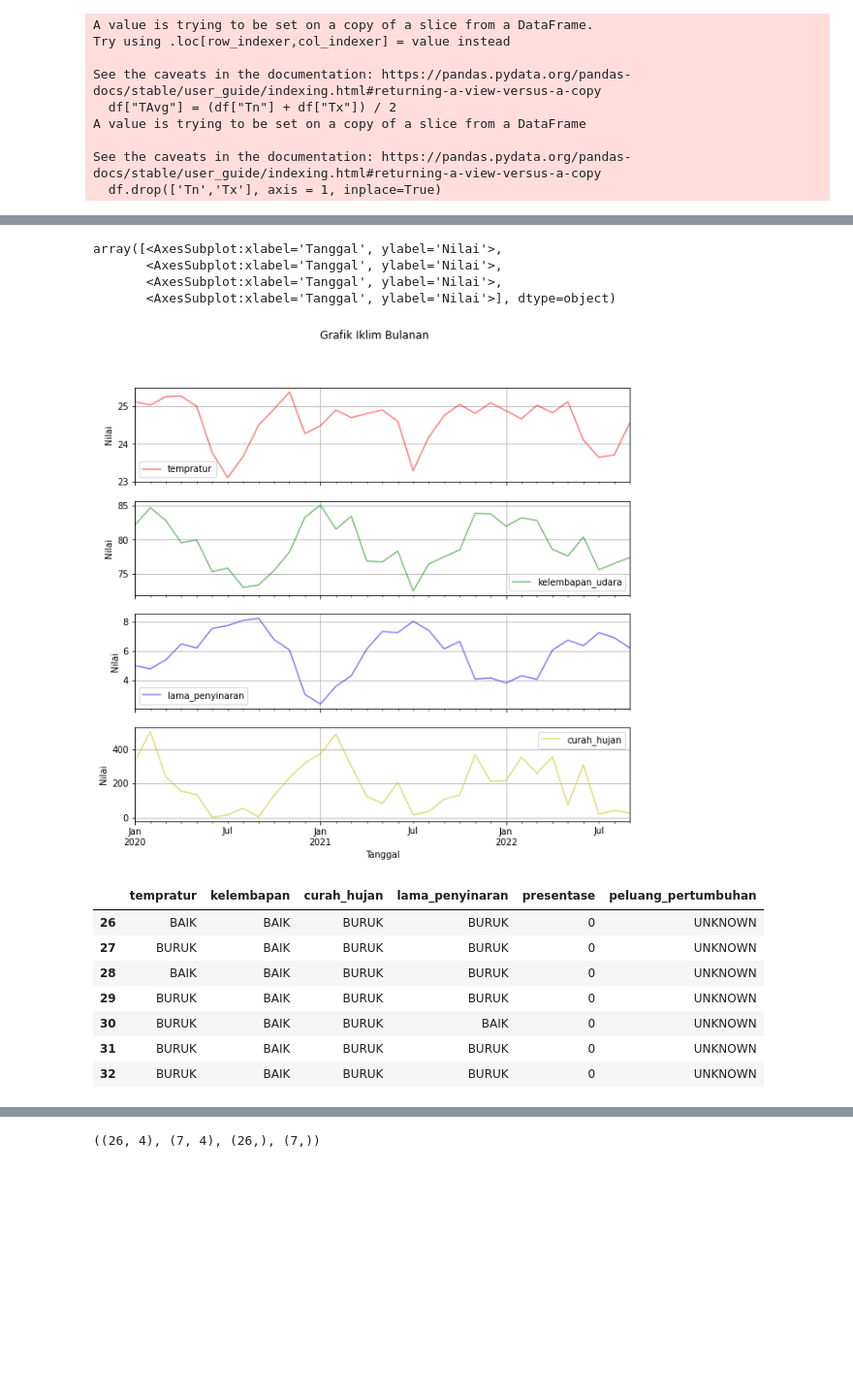
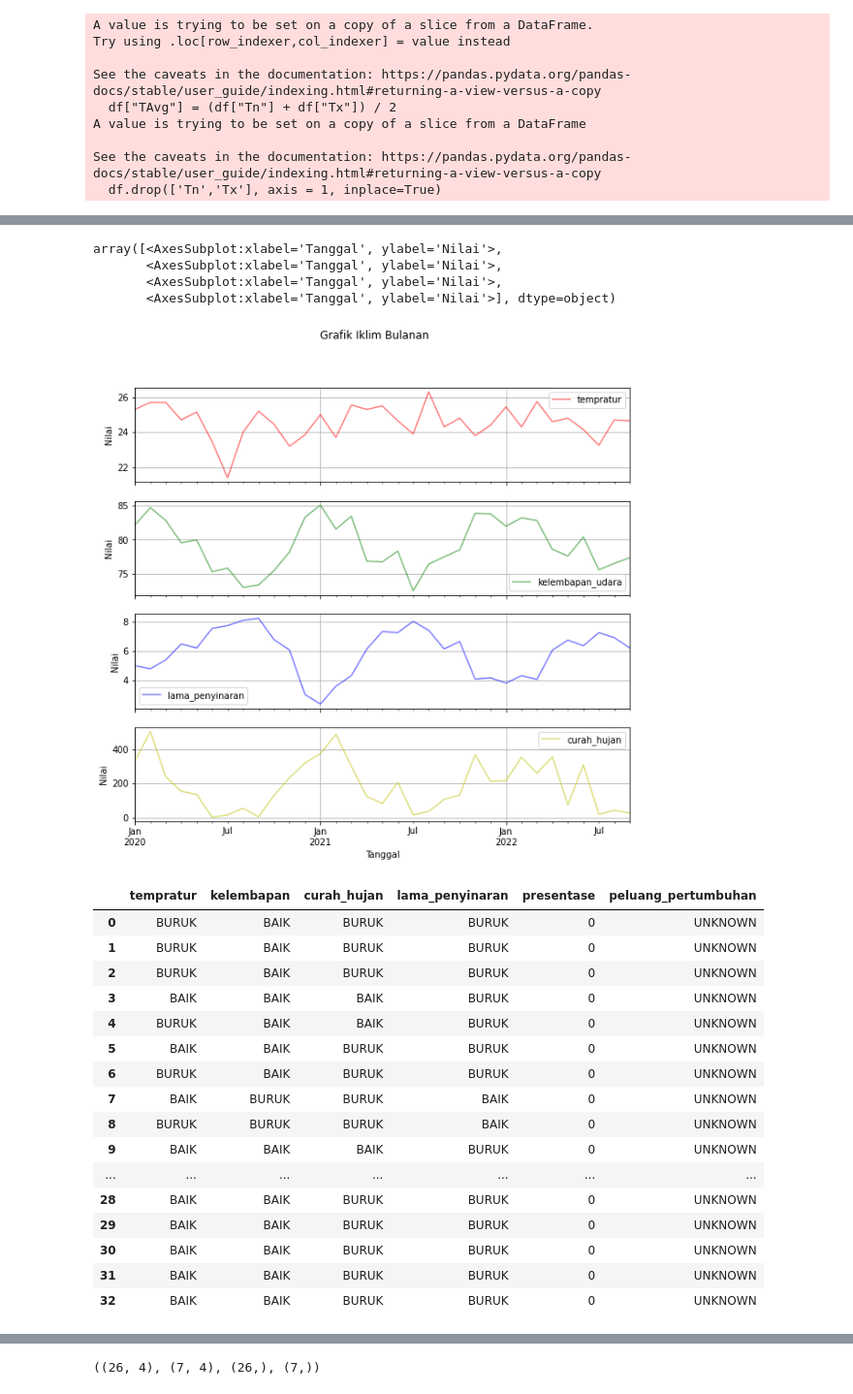
Before and after one commit to rachyharkov/nb-climate-change, a Jupyter notebook: notebook.ipynb, the cells around one changed output, grey strips where cells are left out. Shown at 97% size. Saved outputs shown, nothing was run; the diff lists cells and outputs as text; code cells hidden in the pictures; blank space fills up the shorter version.

```diff
--- a/notebook.ipynb
+++ b/notebook.ipynb
@@ -38,6 +38,6 @@ df
 # %% [markdown]
 Next... checking datatypes
 # %%
-df = df.drop(['Tavg','ff_x','ddd_x','ff_avg','ddd_car'], axis = 1)
+df = df.drop(['Tn','Tx','ff_x','ddd_x','ff_avg','ddd_car'], axis = 1)
 df
 # %% [output]
@@ -108,7 +108,7 @@ See the caveats in the documentation: https://pandas.pydata.org/pandas-docs/stab
 # %%
 # get mean of Tn and Tx, assign to new column called "TnTxAvg"
-df["TAvg"] = (df["Tn"] + df["Tx"]) / 2
-df.drop(['Tn','Tx'], axis = 1, inplace=True)
+# df["TAvg"] = (df["Tn"] + df["Tx"]) / 2
+# df.drop(['Tn','Tx'], axis = 1, inplace=True)
 # df["curahHujanPerTahun"] = (df["RR"]) / 365
 # df[df["RR"] > 50]
 # %% [output]
@@ -123,7 +123,7 @@ See the caveats in the documentation: https://pandas.pydata.org/pandas-docs/stab
   df.drop(['Tn','Tx'], axis = 1, inplace=True)
 # %%
 df_mean = pd.DataFrame()
-df_mean['tempratur'] = df.TAvg.resample('M').mean().ffill()
+df_mean['tempratur'] = df.TAvg.resample('M').ffill()
 df_mean['kelembapan_udara'] = df.RH_avg.resample('M').mean().ffill()
 df_mean['lama_penyinaran'] = df.ss.resample('M').mean().ffill()
 df_mean['curah_hujan'] = df.RR.resample('M').sum().ffill()
@@ -161,46 +161,55 @@ array([<AxesSubplot:xlabel='Tanggal', ylabel='Nilai'>,
        <AxesSubplot:xlabel='Tanggal', ylabel='Nilai'>,
        <AxesSubplot:xlabel='Tanggal', ylabel='Nilai'>,
        <AxesSubplot:xlabel='Tanggal', ylabel='Nilai'>], dtype=object)
-[figure, old version]
+[figure, new version]
 # %%
 # create new column with three categorical level value 0, 1, 2 based on rr value
 
 labels = ['BURUK','BAIK']
 
-good_temprature = [25, 30]
-good_kelembapan = [75, 95]
-good_lamapenyinaran = [7,9]
-good_curahhujan = [83, 250]
+good_temprature = [22, 25]
+good_kelembapan = [75, 90]
+good_curahhujan = [125, 208]
+good_lamapenyinaran = [8, 9]
 
 # df['tn_level'] = pd.cut(df['tn'], bins=3, labels=labels)
 # df['tx_level'] = pd.cut(df['tx'], bins=3, labels=labels)
 # init empty dataframe
 df_discreted = pd.DataFrame()
 # if t_avg is range inside good_temprature, assign to new column tavg_level
 df_discreted['tempratur'] = np.where((df_mean['tempratur'] >= good_temprature[0]) & (df_mean['tempratur'] <= good_temprature[1]), 'BAIK', 'BURUK')
 df_discreted['kelembapan'] = np.where((df_mean['kelembapan_udara'] >= good_kelembapan[0]) & (df_mean['kelembapan_udara'] <= good_kelembapan[1]), 'BAIK', 'BURUK')
 df_discreted['curah_hujan'] = np.where((df_mean['curah_hujan'] >= good_curahhujan[0]) & (df_mean['curah_hujan'] <= good_curahhujan[1]), 'BAIK', 'BURUK')
 df_discreted['lama_penyinaran'] = np.where((df_mean['lama_penyinaran'] >= good_lamapenyinaran[0]) & (df_mean['lama_penyinaran'] <= good_lamapenyinaran[1]), 'BAIK', 'BURUK')
 df_discreted['presentase'] = 0
 df_discreted['peluang_pertumbuhan'] = 'UNKNOWN'
 
 # df_mean['ss_level'] = pd.cut(df_mean['ss'], bins=3, labels=labels)
 # df_mean['ff_x_level'] = pd.cut(df_mean['ff_x'], bins=3, labels=labels)
 # df_mean['ddd_x_level'] = pd.cut(df_mean['ddd_x'], bins=3, labels=labels)
 # df_mean['ff_avg_level'] = pd.cut(df_mean['ff_avg'], bins=3, labels=labels)
 
 # df_mean.drop(['tavg','rh_avg','rr','ss'], axis = 1, inplace=True)
 
-df_discreted.tail(7)
+df_discreted
 # %% [output]
 |  | tempratur | kelembapan | curah_hujan | lama_penyinaran | presentase | peluang_pertumbuhan |
-| 26 | BAIK | BAIK | BURUK | BURUK | 0 | UNKNOWN |
-| 27 | BURUK | BAIK | BURUK | BURUK | 0 | UNKNOWN |
+| 0 | BURUK | BAIK | BURUK | BURUK | 0 | UNKNOWN |
+| 1 | BURUK | BAIK | BURUK | BURUK | 0 | UNKNOWN |
+| 2 | BURUK | BAIK | BURUK | BURUK | 0 | UNKNOWN |
+| 3 | BAIK | BAIK | BAIK | BURUK | 0 | UNKNOWN |
+| 4 | BURUK | BAIK | BAIK | BURUK | 0 | UNKNOWN |
+| 5 | BAIK | BAIK | BURUK | BURUK | 0 | UNKNOWN |
+| 6 | BURUK | BAIK | BURUK | BURUK | 0 | UNKNOWN |
+| 7 | BAIK | BURUK | BURUK | BAIK | 0 | UNKNOWN |
+| 8 | BURUK | BURUK | BURUK | BAIK | 0 | UNKNOWN |
+| 9 | BAIK | BAIK | BAIK | BURUK | 0 | UNKNOWN |
+| ... | ... | ... | ... | ... | ... | ... |
 | 28 | BAIK | BAIK | BURUK | BURUK | 0 | UNKNOWN |
-| 29 | BURUK | BAIK | BURUK | BURUK | 0 | UNKNOWN |
-| 30 | BURUK | BAIK | BURUK | BAIK | 0 | UNKNOWN |
-| 31 | BURUK | BAIK | BURUK | BURUK | 0 | UNKNOWN |
-| 32 | BURUK | BAIK | BURUK | BURUK | 0 | UNKNOWN |
+| 29 | BAIK | BAIK | BURUK | BURUK | 0 | UNKNOWN |
+| 30 | BAIK | BAIK | BURUK | BURUK | 0 | UNKNOWN |
+| 31 | BAIK | BAIK | BURUK | BURUK | 0 | UNKNOWN |
+| 32 | BAIK | BAIK | BURUK | BURUK | 0 | UNKNOWN |
 # %%
 
 # iterate each row in dataframe
```
Also changed, not shown: parts of 8 cells of this notebook.
